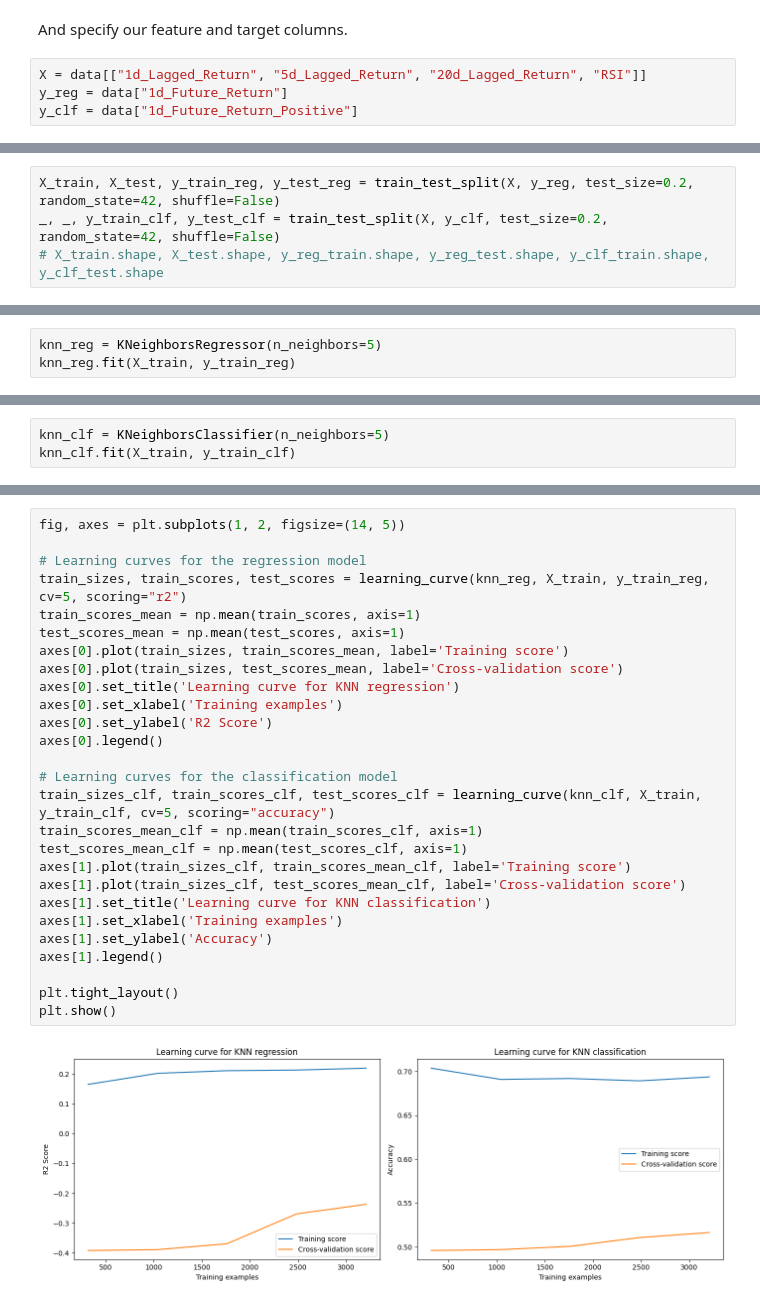
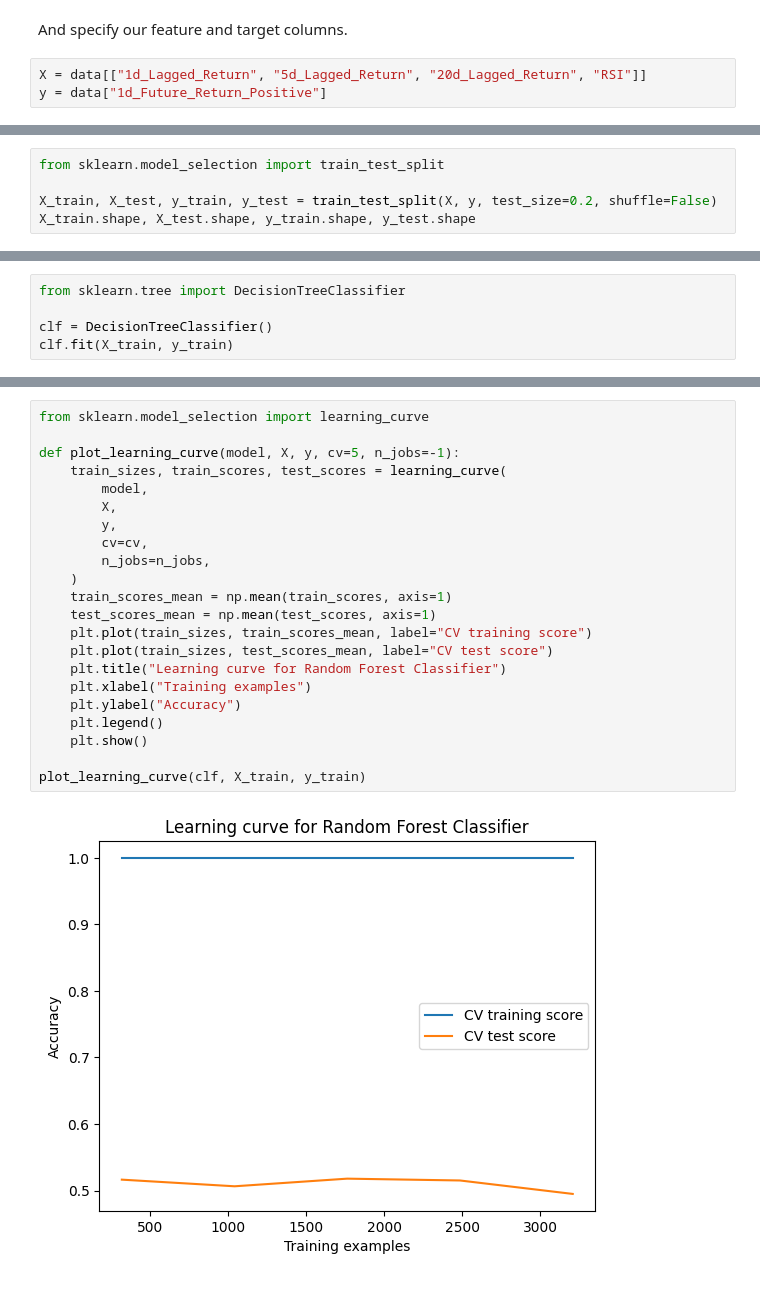
Before and after one commit to udacity/optimizing-ai-strategies, a Jupyter notebook: l2-hyperparameter-tuning-methods/demo4/L2_Demo4.ipynb, the cells around one changed output, grey strips where cells are left out. Drawn from its saved outputs; the diff is of its cells as text.

```diff
--- a/l2-hyperparameter-tuning-methods/demo4/L2_Demo4.ipynb
+++ b/l2-hyperparameter-tuning-methods/demo4/L2_Demo4.ipynb
@@ -96,6 +22,5 @@ data.to_csv("AAPL.csv", index=False)
 And specify our feature and target columns.
 # %%
 X = data[["1d_Lagged_Return", "5d_Lagged_Return", "20d_Lagged_Return", "RSI"]]
-y_reg = data["1d_Future_Return"]
-y_clf = data["1d_Future_Return_Positive"]
+y = data["1d_Future_Return_Positive"]
 # %% [markdown]
@@ -103,4 +28,5 @@ Split the data into training and test sets... Let's say 80-20.
 # %%
-X_train, X_test, y_train_reg, y_test_reg = train_test_split(X, y_reg, test_size=0.2, random_state=42, shuffle=False)
-_, _, y_train_clf, y_test_clf = train_test_split(X, y_clf, test_size=0.2, random_state=42, shuffle=False)
-# X_train.shape, X_test.shape, y_reg_train.shape, y_reg_test.shape, y_clf_train.shape, y_clf_test.shape
+from sklearn.model_selection import train_test_split
+
+X_train, X_test, y_train, y_test = train_test_split(X, y, test_size=0.2, shuffle=False)
+X_train.shape, X_test.shape, y_train.shape, y_test.shape
@@ -117,3 +36,0 @@ We're ready to train a model with this data.
-# %%
-knn_reg = KNeighborsRegressor(n_neighbors=5)
-knn_reg.fit(X_train, y_train_reg)
@@ -122,4 +37,6 @@ KNeighborsRegressor()
 # %%
-knn_clf = KNeighborsClassifier(n_neighbors=5)
-knn_clf.fit(X_train, y_train_clf)
+from sklearn.tree import DecisionTreeClassifier
+
+clf = DecisionTreeClassifier()
+clf.fit(X_train, y_train)
 # %% [output]
@@ -153,29 +70,24 @@ Although the focus of this demo is k-NN models, I'd like to show you an example
 # %%
-fig, axes = plt.subplots(1, 2, figsize=(14, 5))
+from sklearn.model_selection import learning_curve
 
-# Learning curves for the regression model
-train_sizes, train_scores, test_scores = learning_curve(knn_reg, X_train, y_train_reg, cv=5, scoring="r2")
-train_scores_mean = np.mean(train_scores, axis=1)
-test_scores_mean = np.mean(test_scores, axis=1)
-axes[0].plot(train_sizes, train_scores_mean, label='Training score')
-axes[0].plot(train_sizes, test_scores_mean, label='Cross-validation score')
-axes[0].set_title('Learning curve for KNN regression')
-axes[0].set_xlabel('Training examples')
-axes[0].set_ylabel('R2 Score')
-axes[0].legend()
+def plot_learning_curve(model, X, y, cv=5, n_jobs=-1):
+    train_sizes, train_scores, test_scores = learning_curve(
+        model,
+        X,
+        y,
+        cv=cv,
+        n_jobs=n_jobs,
+    )
+    train_scores_mean = np.mean(train_scores, axis=1)
+    test_scores_mean = np.mean(test_scores, axis=1)
+    plt.plot(train_sizes, train_scores_mean, label="CV training score")
+    plt.plot(train_sizes, test_scores_mean, label="CV test score")
+    plt.title("Learning curve for Random Forest Classifier")
+    plt.xlabel("Training examples")
+    plt.ylabel("Accuracy")
+    plt.legend()
+    plt.show()
 
-# Learning curves for the classification model
-train_sizes_clf, train_scores_clf, test_scores_clf = learning_curve(knn_clf, X_train, y_train_clf, cv=5, scoring="accuracy")
-train_scores_mean_clf = np.mean(train_scores_clf, axis=1)
-test_scores_mean_clf = np.mean(test_scores_clf, axis=1)
-axes[1].plot(train_sizes_clf, train_scores_mean_clf, label='Training score')
-axes[1].plot(train_sizes_clf, test_scores_mean_clf, label='Cross-validation score')
-axes[1].set_title('Learning curve for KNN classification')
-axes[1].set_xlabel('Training examples')
-axes[1].set_ylabel('Accuracy')
-axes[1].legend()
-
-plt.tight_layout()
-plt.show()
+plot_learning_curve(clf, X_train, y_train)
 # %% [output]
-[figure, old version]
+[figure, new version]
```
Also changed, not shown: parts of 35 cells of this notebook.
